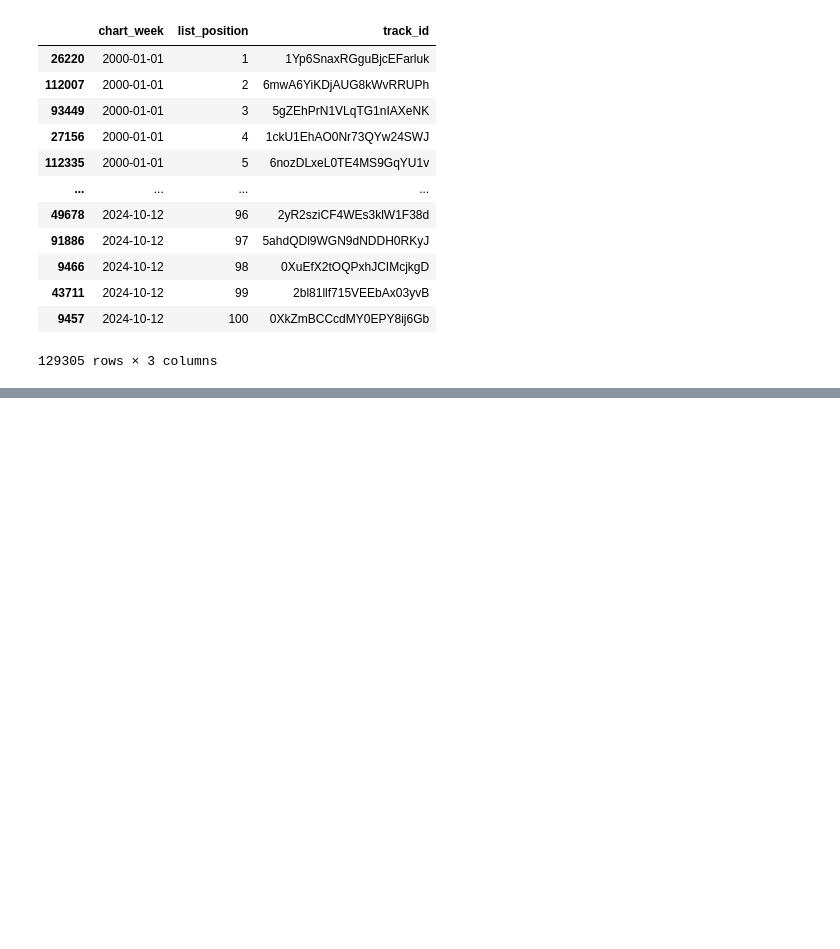
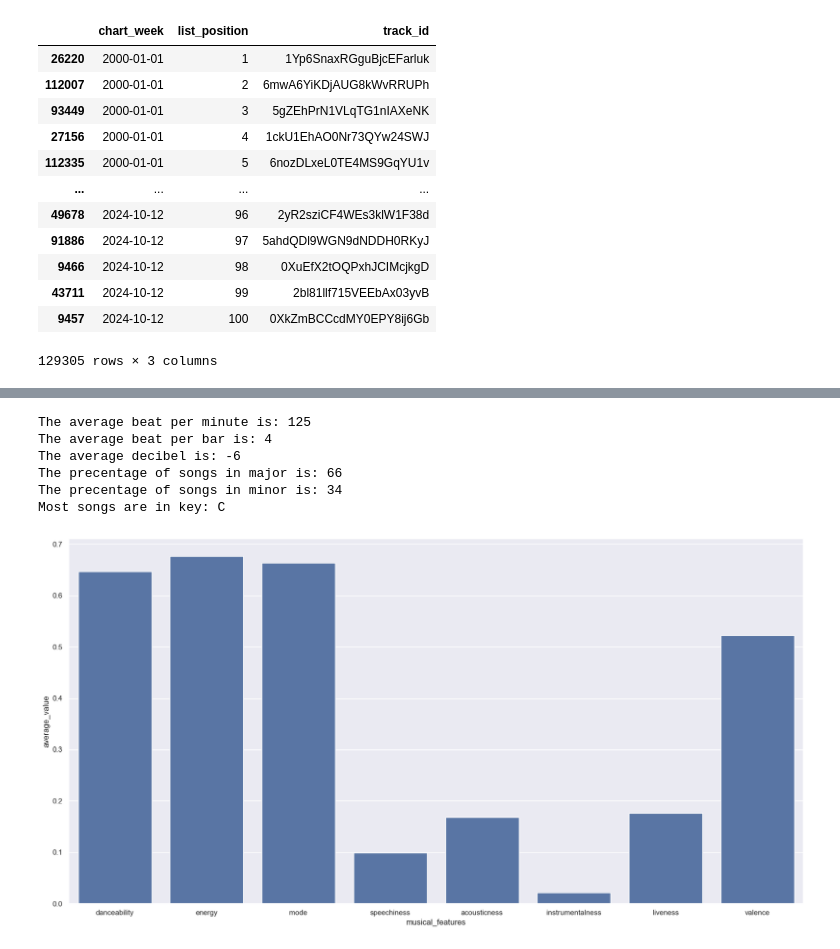
Before and after one commit to guillermocontp/recommendation-system, a Jupyter notebook: analysis.ipynb, the cells around one changed output, grey strips where cells are left out. Drawn from its saved outputs; the diff is of its cells as text; code cells hidden in the pictures; blank space fills up the shorter version.

Commit message:
Formulated questions, defined functions and started analysis

```diff
--- a/analysis.ipynb
+++ b/analysis.ipynb
@@ -848,0 +1453,4 @@ sorted_chart_positions
+# %%
+# testing function
+testing_date_filter = filter_on_year(tracks_with_audio_features, 2024)
+testing_date_filter
@@ -848,0 +1471,26 @@ sorted_chart_positions
+# %%
+chart_data_test, numerical_data_test = return_musical_fingerprint(testing_date_filter)
+# %%
+sns.barplot(data = chart_data, x= 'musical_features', y= 'average_value')
+
+bpn = numerical_data_test.iloc[0,1]
+bppb = numerical_data_test.iloc[1,1]
+major = numerical_data_test.iloc[2,1]
+minor = numerical_data_test.iloc[3,1]
+key = numerical_data_test.iloc[4,1]
+db = numerical_data_test.iloc[5,1]
+
+print(f'The average beat per minute is: {bpn}')
+print(f'The average beat per bar is: {bppb}')
+print(f'The average decibel is: {db}')
+print(f'The precentage of songs in major is: {major}')
+print(f'The precentage of songs in minor is: {minor}')
+print(f'Most songs are in key: {key}')
+# %% [output]
+The average beat per minute is: 125
+The average beat per bar is: 4
+The average decibel is: -6
+The precentage of songs in major is: 66
+The precentage of songs in minor is: 34
+Most songs are in key: C
+[figure, added]
```
Also changed, not shown: parts of 46 cells of this notebook, 8 other files.
